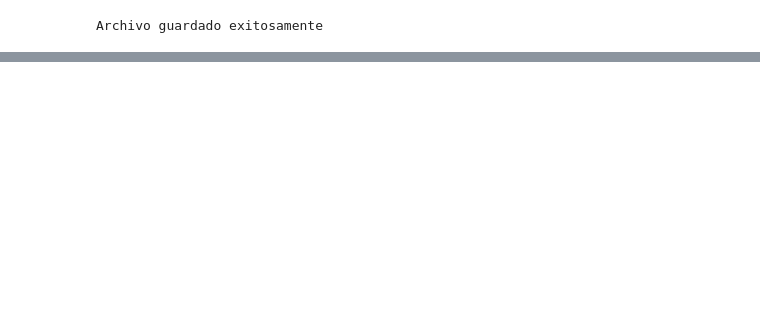
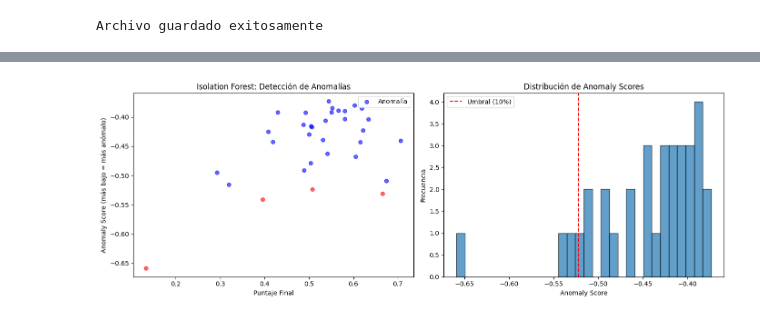
Before and after one commit to DiegoAlfaro1/Reto-ConcentracionIA-Vacas, a Jupyter notebook: integraciónDeLibrerías.ipynb, the cells around one changed output, grey strips where cells are left out. Cells and saved outputs as stored; diff of their text form; code cells hidden in the pictures; blank space fills up the shorter version.

Commit message:
Modelos iniciales

```diff
--- a/integraciónDeLibrerías.ipynb
+++ b/integraciónDeLibrerías.ipynb
@@ -111,0 +132,80 @@ MultiIndex([(                          'ID',                   'ID Vaca'),
+# %%
+from sklearn.ensemble import IsolationForest
+from sklearn.preprocessing import StandardScaler
+import pandas as pd
+import numpy as np
+
+# Preparar datos
+# Excluir ID Vaca y PuntajeFinal de las features
+exclude_cols = [('ID', 'ID Vaca'), ('Ranking', 'PuntajeFinal')]
+feature_cols = [col for col in df_final.columns if col not in exclude_cols]
+
+# Extraer features y target
+X = df_final[feature_cols].copy()
+y = df_final[('Ranking', 'PuntajeFinal')].copy()
+
+# Rellenar NaN con 0
+X = X.fillna(0)
+y = y.fillna(0)
+
+# Normalizar features (recomendado para Isolation Forest)
+scaler = StandardScaler()
+X_scaled = scaler.fit_transform(X)
+
+# Crear y entrenar modelo Isolation Forest
+iso_forest = IsolationForest(
+    contamination=0.1,  # porcentaje esperado de anomalías (10%)
+    random_state=42,
+    n_estimators=100
+)
+
+# Predecir anomalías (-1 = anomalía, 1 = normal)
+y_pred = iso_forest.fit_predict(X_scaled)
+y_scores = iso_forest.score_samples(X_scaled)  # puntuación de anomalía
+
+# Añadir resultados a df_final
+df_final[('IsolationForest', 'Anomalia')] = y_pred
+df_final[('IsolationForest', 'Score')] = y_scores
+
+# Mostrar resumen
+print("✓ Modelo Isolation Forest entrenado")
+print(f"Anomalías detectadas: {(y_pred == -1).sum()}")
+print(f"Vacas normales: {(y_pred == 1).sum()}")
+
+# Ver las vacas con mayor probabilidad de anomalía (scores más bajos)
+print("\n Top 10 vacas con mayor puntuación de anomalía:")
+anomalies = df_final.nsmallest(10, ('IsolationForest', 'Score'))[
+    [('ID', 'ID Vaca'), ('Ranking', 'PuntajeFinal'), ('IsolationForest', 'Score')]
+]
+print(anomalies)
+
+# Visualizar
+import matplotlib.pyplot as plt
+
+fig, axes = plt.subplots(1, 2, figsize=(14, 5))
+
+# Scatter: PuntajeFinal vs Score de anomalía
+colors = ['red' if x == -1 else 'blue' for x in y_pred]
+axes[0].scatter(df_final[('Ranking', 'PuntajeFinal')],
+                df_final[('IsolationForest', 'Score')],
+                c=colors, alpha=0.6)
+axes[0].set_xlabel('Puntaje Final')
+axes[0].set_ylabel('Anomaly Score (más bajo = más anómalo)')
+axes[0].set_title('Isolation Forest: Detección de Anomalías')
+axes[0].legend(['Anomalía', 'Normal'])
+
+# Histograma de scores
+axes[1].hist(y_scores, bins=30, edgecolor='black', alpha=0.7)
+axes[1].axvline(np.percentile(y_scores, 10), color='red', linestyle='--', label='Umbral (10%)')
+axes[1].set_xlabel('Anomaly Score')
+axes[1].set_ylabel('Frecuencia')
+axes[1].set_title('Distribución de Anomaly Scores')
+axes[1].legend()
+
+plt.tight_layout()
+plt.show()
+
+# Guardar resultado
+df_final.to_csv('datos/df_final_con_anomalias.csv', index=False)
+print("\n✓ Archivo guardado: datos/df_final_con_anomalias.csv")
+# %% [output]
@@ -111,0 +229 @@ MultiIndex([(                          'ID',                   'ID Vaca'),
+[figure, added]
```
Also changed, not shown: parts of 7 cells of this notebook.
